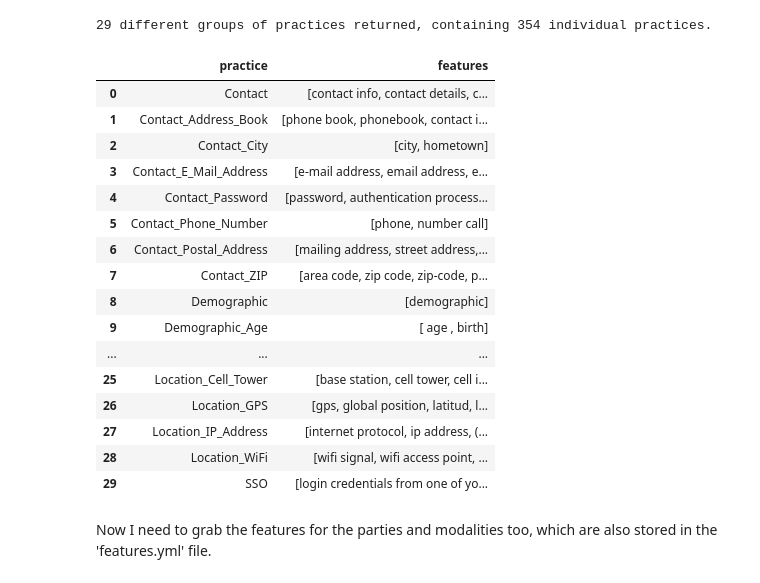
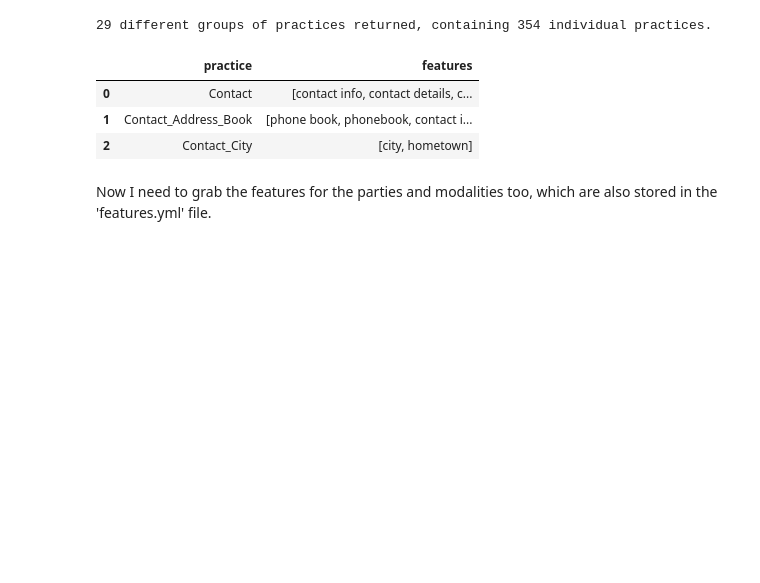
Before and after one commit to calhinchcliffe/nlp_privacy_policies, a Jupyter notebook: EDA and Modelling/7_manipulation_for_MAPS_replication.ipynb, the cells around one changed output. Drawn from its saved outputs; the diff is of its cells as text; code cells hidden in the pictures; blank space fills up the shorter version.

```diff
--- a/EDA and Modelling/7_manipulation_for_MAPS_replication.ipynb
+++ b/EDA and Modelling/7_manipulation_for_MAPS_replication.ipynb
@@ -607,25 +591,12 @@ practice_and_created_features.columns = ["practice", "features"]
 practice_and_created_features.at[len(practice_and_created_features),"practice"] = "SSO"
 practice_and_created_features.at[29,"features"] = practice_and_created_features.at[11,"features"]
 # %%
-practice_and_created_features
+practice_and_created_features.head(3)
 # %% [output]
 |  | practice | features |
 | 0 | Contact | [contact info, contact details, c... |
 | 1 | Contact_Address_Book | [phone book, phonebook, contact i... |
 | 2 | Contact_City | [city, hometown] |
-| 3 | Contact_E_Mail_Address | [e-mail address, email address, e... |
-| 4 | Contact_Password | [password, authentication process... |
-| 5 | Contact_Phone_Number | [phone, number call] |
-| 6 | Contact_Postal_Address | [mailing address, street address,... |
-| 7 | Contact_ZIP | [area code, zip code, zip-code, p... |
-| 8 | Demographic | [demographic] |
-| 9 | Demographic_Age | [ age , birth] |
-| ... | ... | ... |
-| 25 | Location_Cell_Tower | [base station, cell tower, cell i... |
-| 26 | Location_GPS | [gps, global position, latitud, l... |
-| 27 | Location_IP_Address | [internet protocol, ip address, (... |
-| 28 | Location_WiFi | [wifi signal, wifi access point, ... |
-| 29 | SSO | [login credentials from one of yo... |
 # %% [markdown]
 Now I need to grab the features for the parties and modalities too, which are also stored in the 'features.yml' file.
 # %%
```
Also changed, not shown: parts of 24 cells of this notebook, 3 other files.
